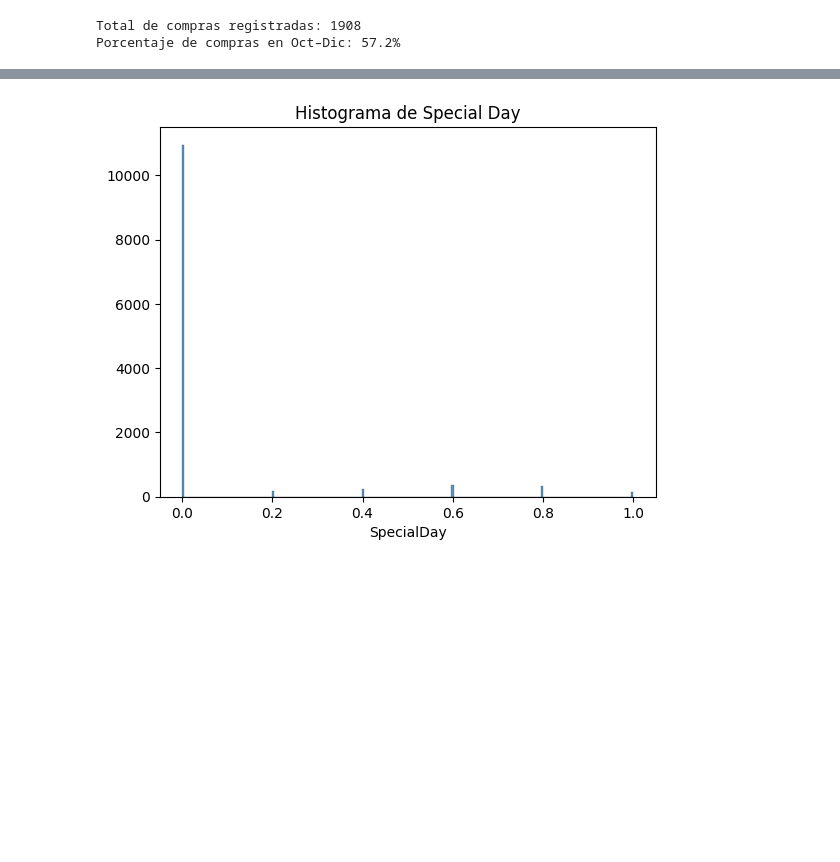
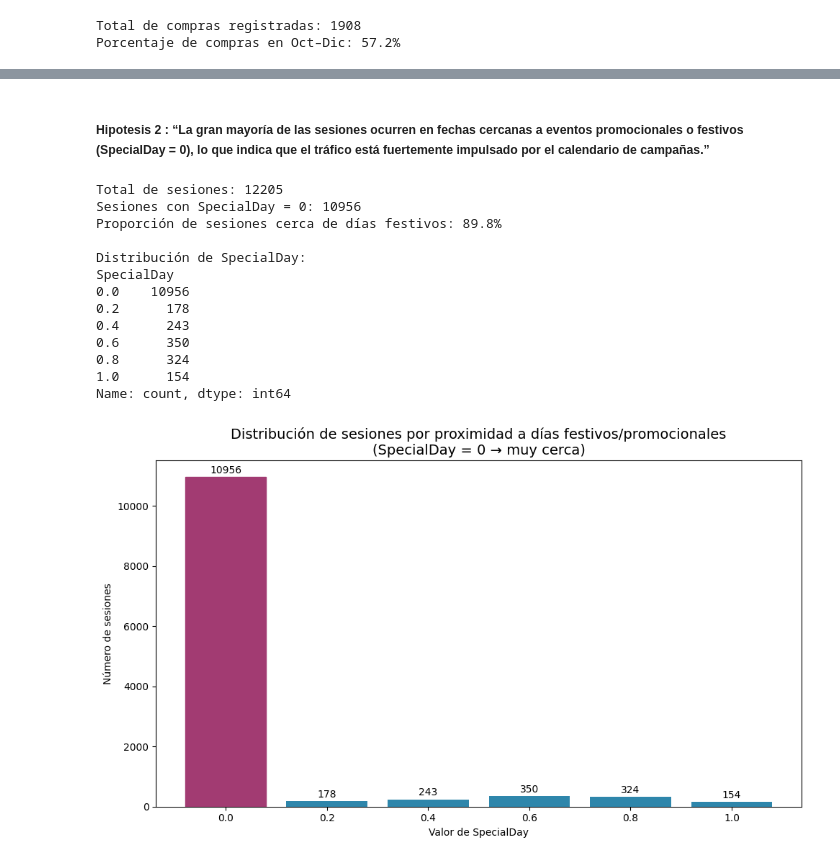
Before and after one commit to Simon22-lab/TPE-Abraham-Cisilino-2025, a Jupyter notebook: hipotesis.ipynb, the cells around one changed output, grey strips where cells are left out. Drawn from its saved outputs; the diff is of its cells as text; code cells hidden in the pictures; blank space fills up the shorter version.

Commit message:
pruebas de hipotesis...

```diff
--- a/hipotesis.ipynb
+++ b/hipotesis.ipynb
@@ -143,6 +151,6 @@ Hipótesis 1 : La mayoria de las compras se realizan en el ultimo trimestre del
 # %%
 # 1. Filtrar solo las sesiones con Revenue = TRUE
-df_compras = df[df['Revenue'] == True]
+df_compras = df[df['Revenue'] == 1]
 
 # 2. Contar compras por mes
 compras_por_mes = df_compras['Month'].value_counts().reindex(
@@ -243,7 +197,49 @@ Feb                   3             0.600000
-# %%
-sns.histplot(x=df["SpecialDay"])
-plt.title("Histograma de Special Day")
-plt.ylabel("")
-plt.show()
-# %% [output]
-[figure, removed]
+# %% [markdown]
+##### Hipotesis 2 : “La gran mayoría de las sesiones ocurren en fechas cercanas a eventos promocionales o festivos (SpecialDay = 0), lo que indica que el tráfico está fuertemente impulsado por el calendario de campañas.”
+# %%
+# Proporción de sesiones con SpecialDay = 0 (cerca de día festivo)
+prop_cerca_festivo = (df['SpecialDay'] == 0).mean()
+total_sesiones = len(df)
+specialday_counts = df['SpecialDay'].value_counts().sort_index()
+print(f"Total de sesiones: {total_sesiones}")
+print(f"Sesiones con SpecialDay = 0: {(df['SpecialDay'] == 0).sum()}")
+print(f"Proporción de sesiones cerca de días festivos: {prop_cerca_festivo:.1%}")
+
+print("\nDistribución de SpecialDay:")
+print(df['SpecialDay'].value_counts().sort_index())
+
+
+# 3. Crear gráfico de barras
+plt.figure(figsize=(10, 6))
+bars = plt.bar(specialday_counts.index.astype(str), specialday_counts.values, color='#2E86AB')
+plt.title('Distribución de sesiones por proximidad a días festivos/promocionales\n(SpecialDay = 0 → muy cerca)', fontsize=14)
+plt.xlabel('Valor de SpecialDay')
+plt.ylabel('Número de sesiones')
+plt.xticks(rotation=0)
+
+# Añadir etiquetas de valor encima de cada barra
+for bar in bars:
+    height = bar.get_height()
+    plt.text(bar.get_x() + bar.get_width()/2., height + 50,
+             f'{int(height)}', ha='center', va='bottom', fontsize=10)
+
+# Resaltar la barra de SpecialDay = 0
+bars[0].set_color('#A23B72')
+
+plt.tight_layout()
+plt.show()
+# %% [output]
+Total de sesiones: 12205
+Sesiones con SpecialDay = 0: 10956
+Proporción de sesiones cerca de días festivos: 89.8%
+
+Distribución de SpecialDay:
+SpecialDay
+0.0    10956
+0.2      178
+0.4      243
+0.6      350
+0.8      324
+1.0      154
+Name: count, dtype: int64
+[figure, added]
```
Also changed, not shown: parts of 7 cells of this notebook, 2 other files.
